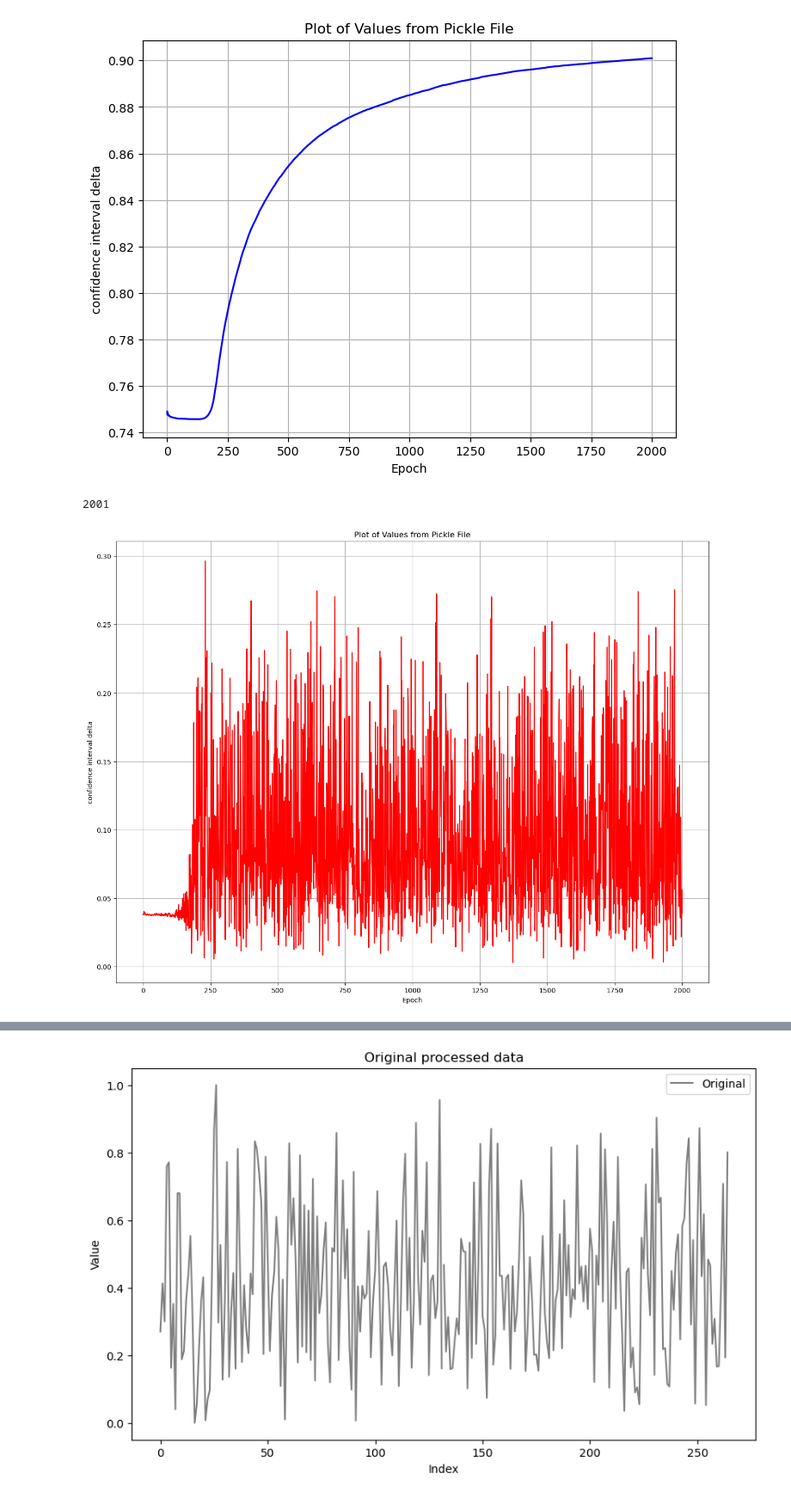
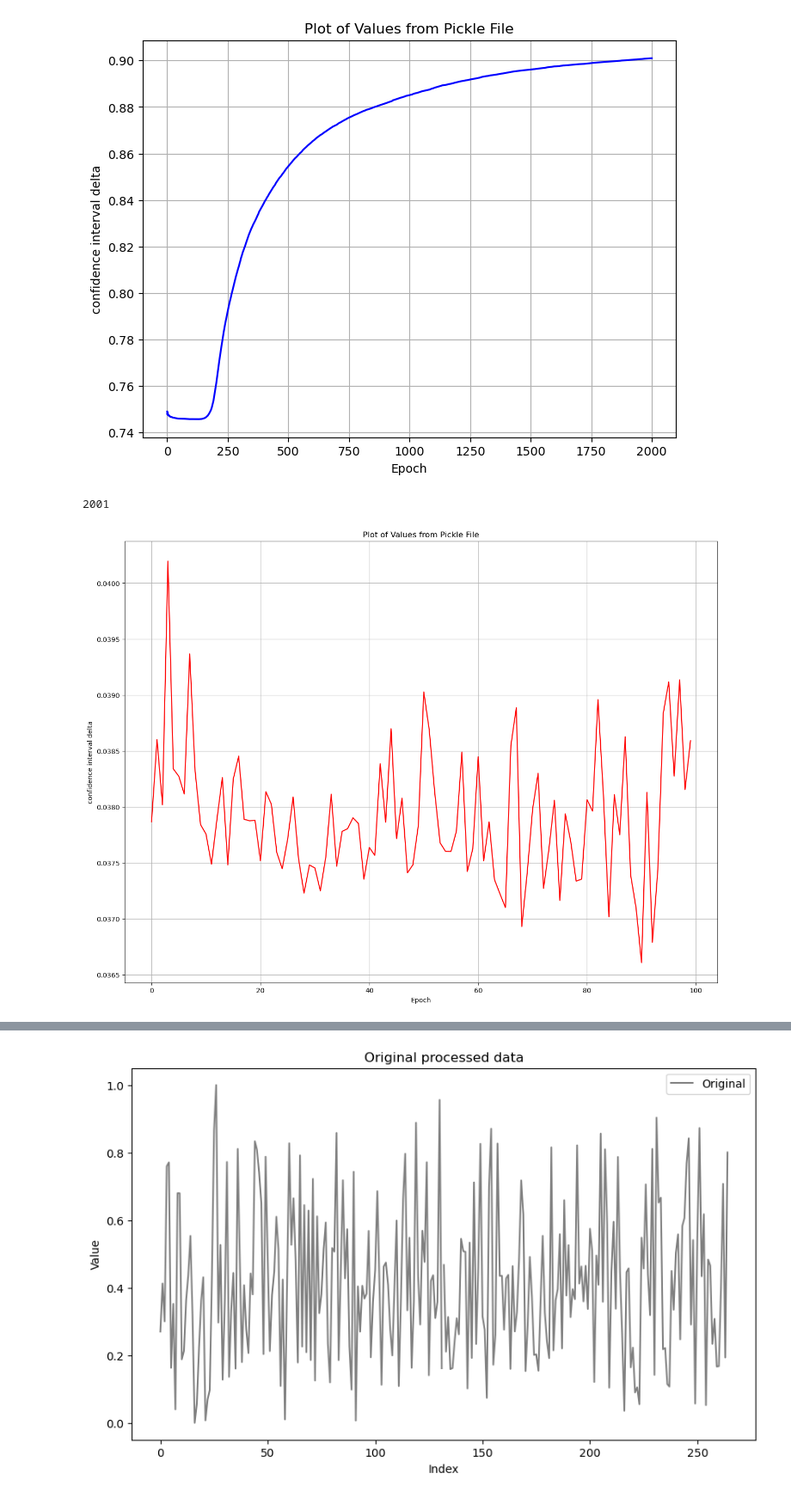
Before and after one commit to H0wl3r2001/timegan-pytorch, a Jupyter notebook: visualization.ipynb, the cells around one changed output, grey strips where cells are left out. Shown at 86% size. Cells and saved outputs as stored; diff of their text form; code cells hidden in the pictures.

```diff
--- a/visualization.ipynb
+++ b/visualization.ipynb
@@ -174,29 +189,29 @@ plt.show()  # Display the plot
 # %%
 import pickle
 import matplotlib.pyplot as plt
 path = "output/test"
 
 
 # Load the list of values from the pickle file
 with open(f"{path}/m6_assets/aOrder_5_0_0_avrg_diff_ABBV.pickle", 'rb') as f:
     values_list = pickle.load(f)
 
 print(len(values_list))
 
 # Check if the loaded data is a list or a single value
 if not isinstance(values_list, list):
     values_list = [values_list]  # Convert to list if it's a single value
 
 # Plot the values
 plt.figure(figsize=(16, 12))  # Set the figure size (optional)
 
-plt.plot(values_list, linestyle='-', color='r')  # Plot the values
+plt.plot(values_list[:100], linestyle='-', color='r')  # Plot the values
 plt.title('Plot of Values from Pickle File')  # Set plot title
 plt.xlabel('Epoch')  # Set x-axis label (optional)
 plt.ylabel('confidence interval delta')  # Set y-axis label (optional)
 plt.grid(True)  # Show grid (optional)
 
 plt.show()  # Display the plot
 # %% [output]
 2001
-[figure, old version]
+[figure, new version]
```
Also changed, not shown: parts of 12 cells of this notebook, 38 other files.
